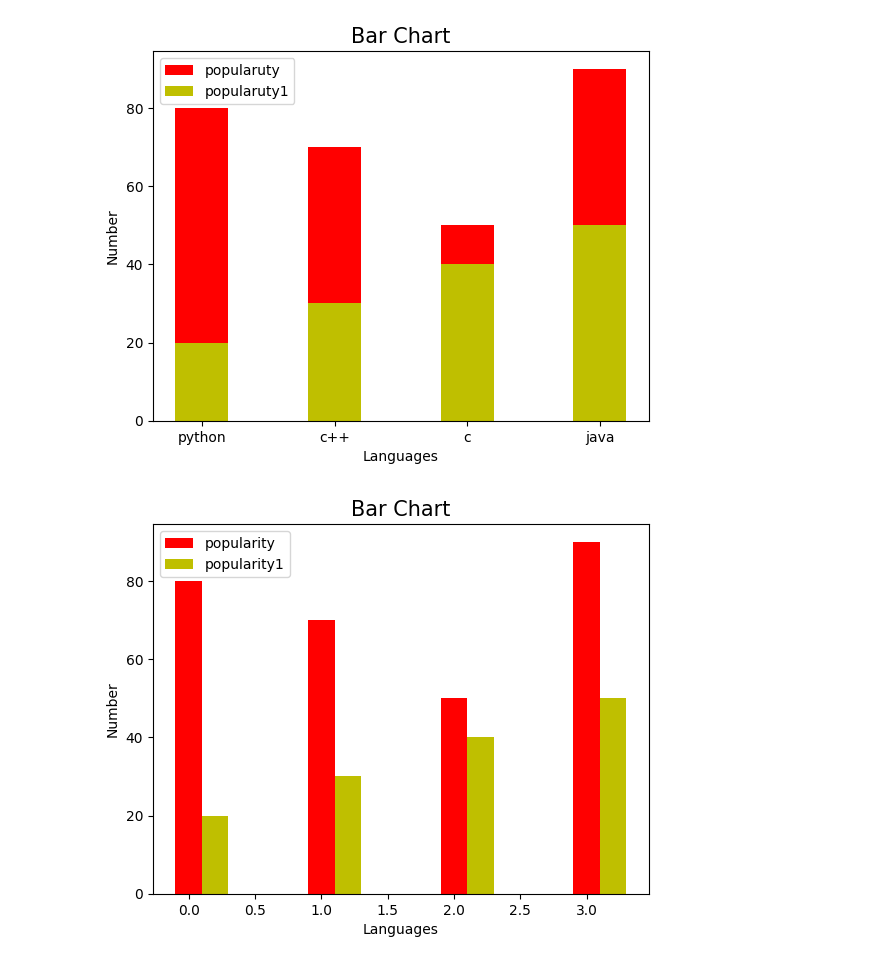
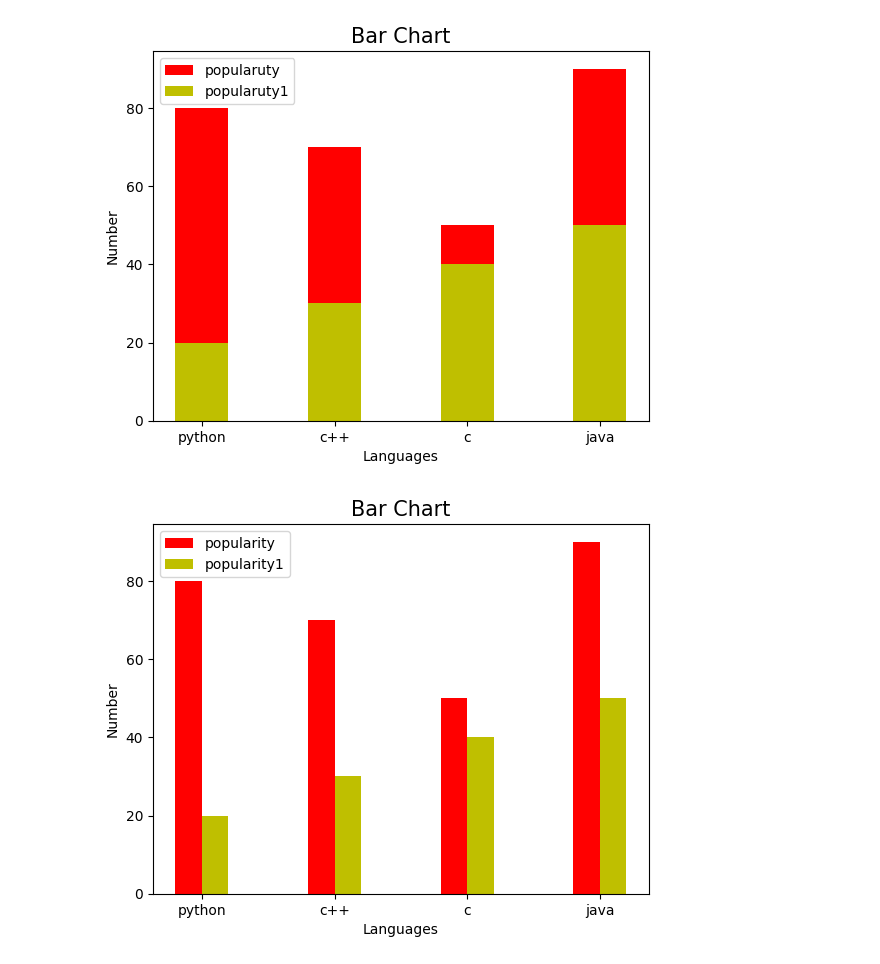
Before and after one commit to DeepshriBokde19/Data-science, a Jupyter notebook: barchat10_notebook.ipynb, the cells around one changed output. Saved outputs shown, nothing was run; the diff lists cells and outputs as text; code cells hidden in the pictures.

```diff
--- a/barchat10_notebook.ipynb
+++ b/barchat10_notebook.ipynb
@@ -34,18 +34,24 @@ plt.show()
 # %%
 import matplotlib.pyplot as plt
 import numpy as np
+
 x = ["python", "c++", "c", "java"]
 y = [80, 70, 50, 90]
 z=[20,30,40,50]
+
 p=np.arange(len(x))
 width=0.2
 p1=[j+width for j in p]
+
 plt.xlabel("Languages", fontsize=10)
 plt.ylabel("Number", fontsize=10)
 plt.title("Bar Chart", fontsize=15)
+
 plt.bar(p,y,width,color="r",label="popularity")
 plt.bar(p1,z,width,color="y",label="popularity1")
+
+plt.xticks(p+width/2,x)
 plt.legend()
 plt.show()
 # %% [output]
-[figure, old version]
+[figure, new version]
```
